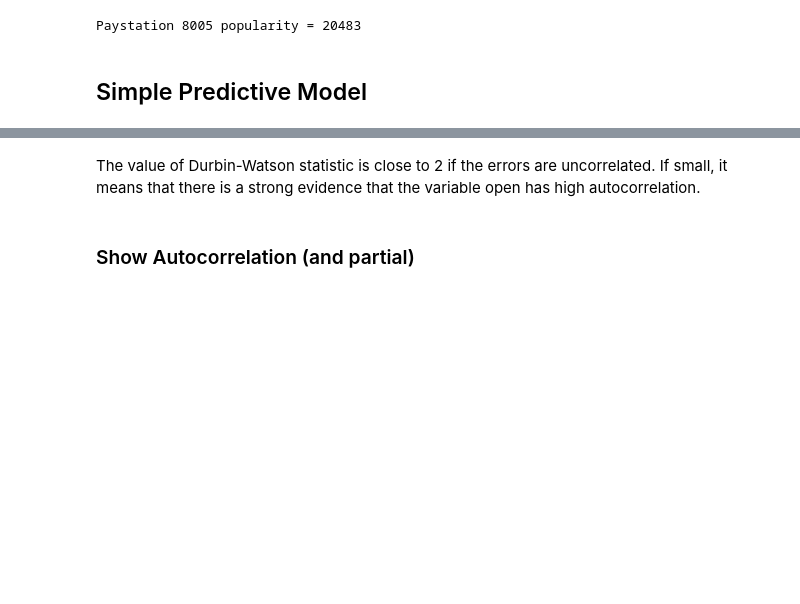
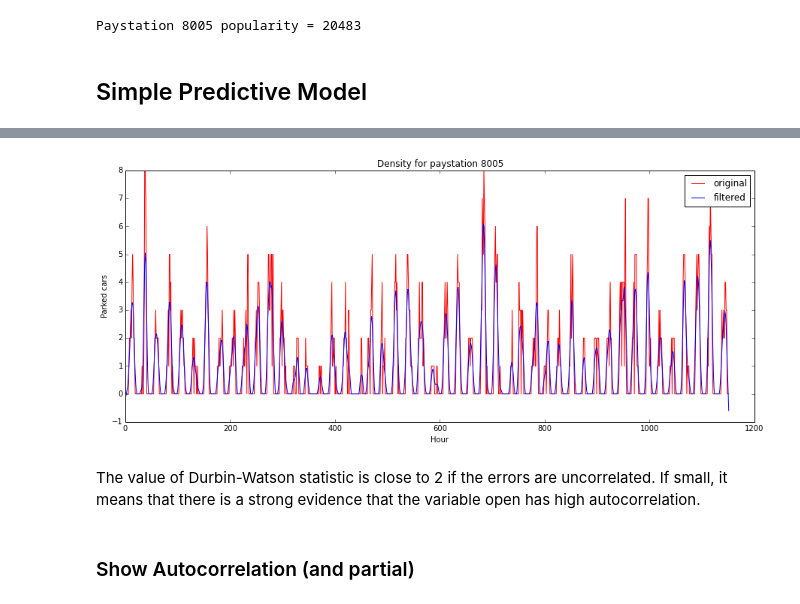
Before and after one commit to jake-g/parking-app, a Jupyter notebook: experiments/jake_scripts/timeseries_analysis.ipynb, the cells around one changed output, grey strips where cells are left out. Cells and saved outputs as stored; diff of their text form; code cells hidden in the pictures; blank space fills up the shorter version.

```diff
--- a/experiments/jake_scripts/timeseries_analysis.ipynb
+++ b/experiments/jake_scripts/timeseries_analysis.ipynb
@@ -89,3 +90,17 @@ sm.stats.durbin_watson(ts)
+# %%
+from statsmodels.nonparametric.smoothers_lowess import lowess
+hrs = np.arange(len(ts))
+filtered = lowess(ts, hrs, is_sorted=True, frac=0.01, it=0)
+plt.plot(hrs, ts, 'r', label="original")
+plt.plot(filtered[:,0], filtered[:,1], 'b', label="filtered")
+plt.legend()
+
+plt.ylabel('Parked cars')
+plt.xlabel('Hour')
+plt.title('Density for paystation %s' % key)
+plt.show()
+# %% [output]
+[figure, added]
 # %% [markdown]
 The value of Durbin-Watson statistic is close to 2 if the errors are uncorrelated. If small, it means that there is a strong evidence that the variable open has high autocorrelation.
 # %% [markdown]
```
Also changed, not shown: parts of 15 cells of this notebook, 4 other files.
